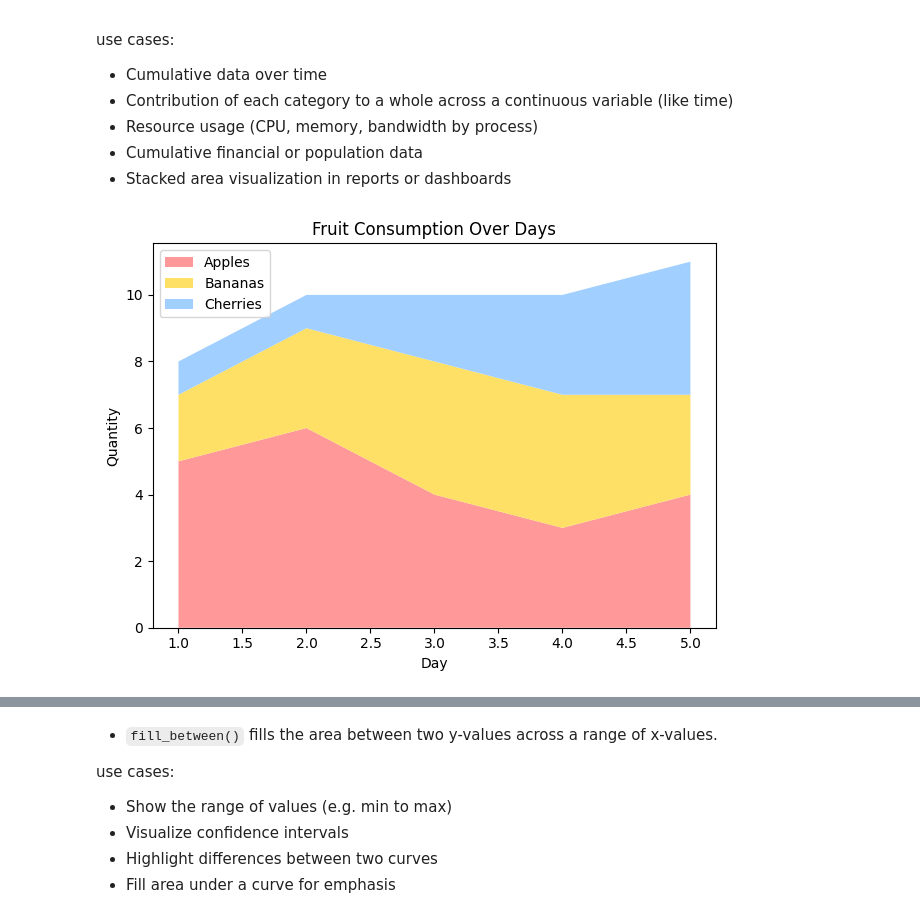
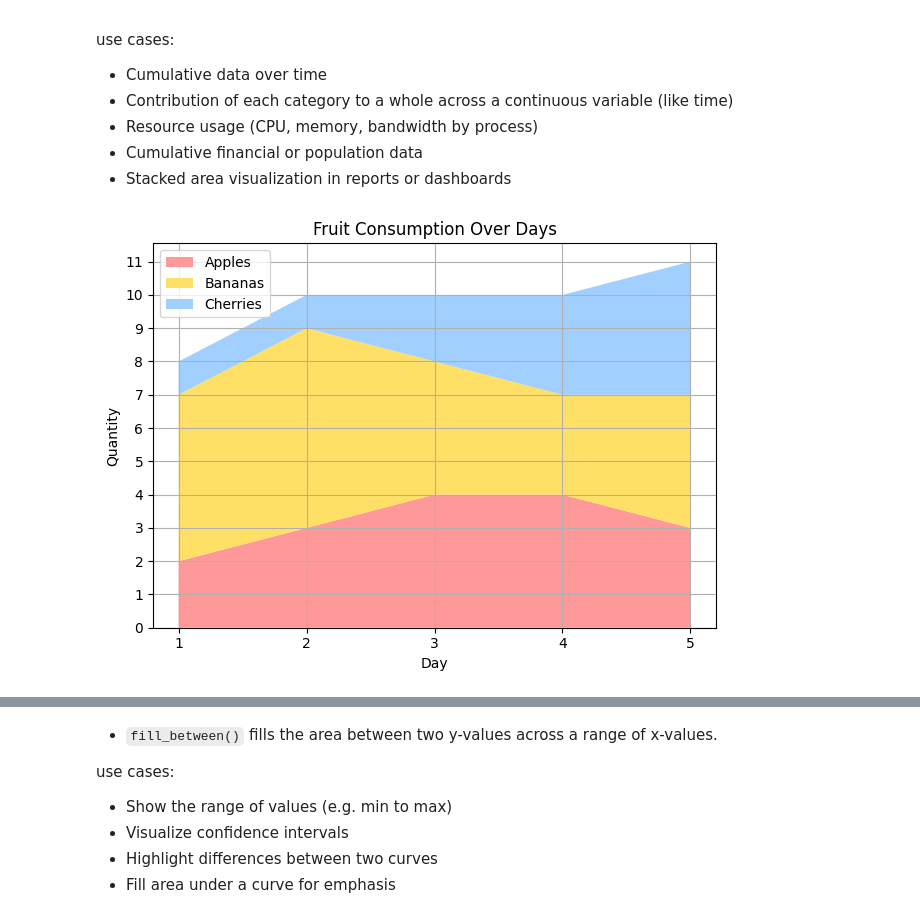
Before and after one commit to Ebad1001/Python_Notes, a Jupyter notebook: Matplotlib/01_Basics.ipynb, the cells around one changed output, grey strips where cells are left out. Saved outputs shown, nothing was run; the diff lists cells and outputs as text; code cells hidden in the pictures.

```diff
--- a/Matplotlib/01_Basics.ipynb
+++ b/Matplotlib/01_Basics.ipynb
@@ -160,17 +235,19 @@ product_B = [12, 17, 6, 10]
 x = np.arange(len(labels))  # [0, 1, 2, 3]
 width = 0.35  # Width of each bar
 
-plt.bar(x - width/2, product_A, width, label='Product A', color='skyblue')
-plt.bar(x + width/2, product_B, width, label='Product B', color='salmon')
+plt.bar(x - width/2, product_A, width, label='Product A', color='orange')
+plt.bar(x + width/2, product_B, width, label='Product B', color='brown')
 
 for i in range(len(x)):
-    plt.text(x[i] - width/2, product_A[i] + 0.5, str(product_A[i]), ha='center')
-    plt.text(x[i] + width/2, product_B[i] + 0.5, str(product_B[i]), ha='center')
+    plt.text(x[i] - width/2, product_A[i] + 0.2, str(product_A[i]), ha='center')
+    plt.text(x[i] + width/2, product_B[i] + 0.2, str(product_B[i]), ha='center')
 
 plt.xlabel('Month')
 plt.ylabel('Sales')
 plt.title('Monthly Sales Comparison')
 plt.xticks(x, labels)
+plt.title('Monthly Sales Comparison')
+plt.yticks(np.arange(max(product_A + product_B) + 3, step=3))
 plt.legend()
 
 plt.show()
@@ -236,0 +314,26 @@ plt.show()
+# %%
+labels = ['Q1', 'Q2', 'Q3', 'Q4']
+product_A = [10, 15, 20, 25]
+product_B = [5, 10, 15, 10]
+product_C = [2, 3, 4, 8]
+
+# normalized values
+for i in range(len(product_A)):
+    total = product_A[i] + product_B[i] + product_C[i]
+    product_A[i] = 100 * product_A[i] / total
+    product_B[i] = 100 * product_B[i] / total
+    product_C[i] = 100 * product_C[i] / total
+
+x = np.arange(len(labels))
+
+plt.bar(x, product_A, label='Product A', color='skyblue')
+# Adding B on top of A
+plt.bar(x, product_B, bottom=product_A, label='Product B', color='salmon')
+# Adding C on top of A+B
+product_AB = [a + b for a, b in zip(product_A, product_B)]
+plt.bar(x, product_C, bottom=product_AB, label='Product C', color='lightgreen')
+
+plt.xticks(x, labels)
+plt.ylabel('Percentage Sales')
+plt.title('Quarterly Sales by Product')
+plt.show()
@@ -248,16 +353,19 @@ use cases:
 - Stacked area visualization in reports or dashboards
 # %%
 days = [1, 2, 3, 4, 5]
-apples = [5, 6, 4, 3, 4]
-bananas = [2, 3, 4, 4, 3]
-cherries = [1, 1, 2, 3, 4]
+apples = np.array([2, 3, 4, 4, 3])
+bananas = np.array([5, 6, 4, 3, 4])
+cherries = np.array([1, 1, 2, 3, 4])
 
 plt.stackplot(days, apples, bananas, cherries, labels=['Apples', 'Bananas', 'Cherries'], colors=['#ff9999', '#ffe066', '#a1cfff'])
 plt.legend(loc='upper left')
 plt.title('Fruit Consumption Over Days')
 plt.xlabel('Day')
 plt.ylabel('Quantity')
+plt.xticks(days)
+plt.yticks([i for i in range(max(apples + bananas + cherries) + 1)])
+plt.grid()
 plt.tight_layout()
 plt.show()
 # %% [output]
-[figure, old version]
+[figure, new version]
```
Also changed, not shown: parts of 65 cells of this notebook.
